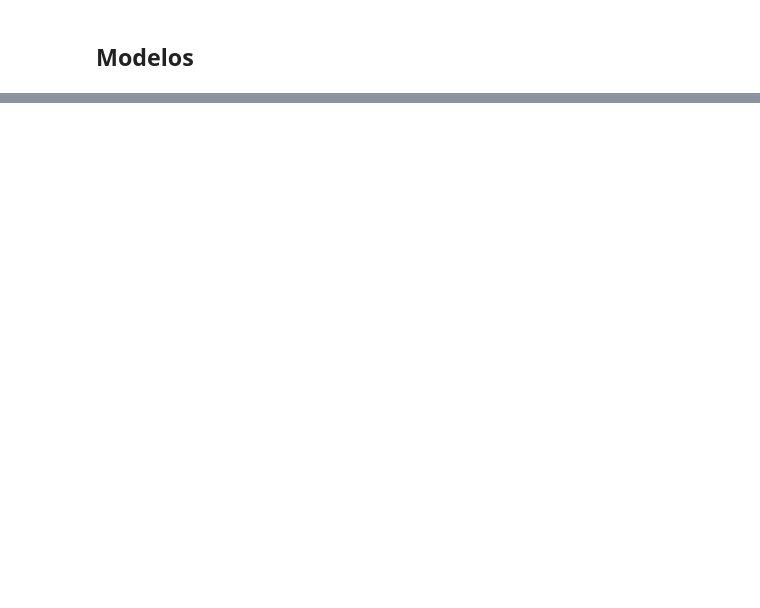
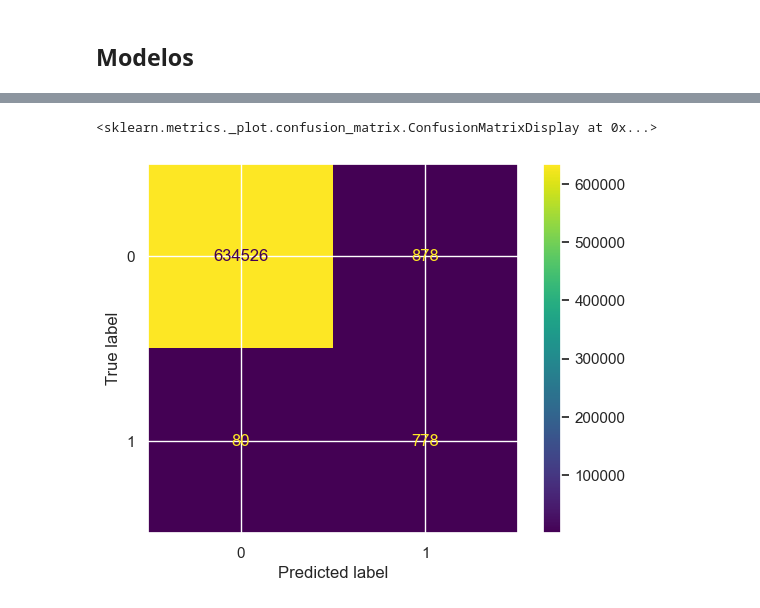
Before and after one commit to Hector242/aprendizaje_maquina_I, a Jupyter notebook: PrimerTp/tp1/fraud_detection.ipynb, the cells around one changed output, grey strips where cells are left out. Drawn from its saved outputs; the diff is of its cells as text; code cells hidden in the pictures; blank space fills up the shorter version.

Commit message:
feat: three models implemented

```diff
--- a/PrimerTp/tp1/fraud_detection.ipynb
+++ b/PrimerTp/tp1/fraud_detection.ipynb
@@ -288,6 +289,7 @@ X_train.shape
 (5726358, 11)
 # %%
 X_train.columns = X_train.columns.astype(str)
+X_test.columns = X_test.columns.astype(str)
 # %% [markdown]
 Usamos oversampling
 # %%
@@ -320,15 +322,16 @@ from sklearn.metrics import accuracy_score, precision_score, recall_score, f1_sc
 # %%
 # Instanceamos modelos a usar
 models = [
-    ("RandomForest",RandomForestRegressor(n_estimators=100, random_state=42)), #usando 100 arboles
+    ("RandomForest",RandomForestClassifier(n_estimators=10, random_state=42)), #usando 100 arboles
     ("DecisionTree",DecisionTreeClassifier(random_state=42)),
-    ("LogisticRegression", LogisticRegression(random_state=42)),
-    #("SVM usando kernel", SVC(random_state=42))
-    ("SVM Lineal", LinearSVC(random_state=42))
+    ("LogisticRegression", LogisticRegression(random_state=42, max_iter=500)),
+    #("SVMkernel", SVC(random_state=42, kernel='rbf'))
+    #("SVM Lineal", LinearSVC(random_state=42, max_iter=500, tol=1e-5))
 ]
 # %%
-# Iteramos sobre los modelos
-
+# Iteramos sobre los modelos y guardamos los resultados
+models_table = []
+cm_table = []
 for mod in models:
     # Entrenamos modelos
     model = clone(mod[1])
@@ -336,9 +339,24 @@ for mod in models:
     y_pred = model.predict(X_test)
 
     # metricas
-    accuracy = accuracy_score(y_test, y_pred, normalize=True)
-    precision = precision_score(y_test, y_pred, normalize=True)
-    recall = recall_score(y_test, y_pred, normalize=True)
-    f1 = f1_score(y_test, y_pred, normalize=True)
+    accuracy = accuracy_score(y_test, y_pred)
+    precision = precision_score(y_test, y_pred)
+    recall = recall_score(y_test, y_pred)
+    f1 = f1_score(y_test, y_pred)
+    score_train = model.score(X_train_sb, y_train_sb)
+    score_test = model.score(X_test, y_test)
+    models_table.append({
+        "Nombre del modelo":mod[0],
+        "accuracy":accuracy,
+        "precision":precision,
+        "recall":recall,
+        "f1":f1,
+        "Train":score_train,
+        "Test":score_test
+                         })
 
-    print(f"{mod[0]}: accuracy {accuracy} precision {precision} recall {recall} f1 {f1}")
+    cm = confusion_matrix(y_test, y_pred, labels=model.classes_)
+    cm_table.append({
+        "Nombre del modelo":mod[0],
+        "ConfusionMatrix":cm
+    })
@@ -346,0 +386,7 @@ KeyboardInterrupt:
+# %%
+# Matriz de confusion RandomForest
+disp = ConfusionMatrixDisplay(confusion_matrix=cm_table[0].get("ConfusionMatrix"))
+disp.plot()
+# %% [output]
+<sklearn.metrics._plot.confusion_matrix.ConfusionMatrixDisplay at 0x...>
+[figure, added]
```
Also changed, not shown: parts of 16 cells of this notebook.
